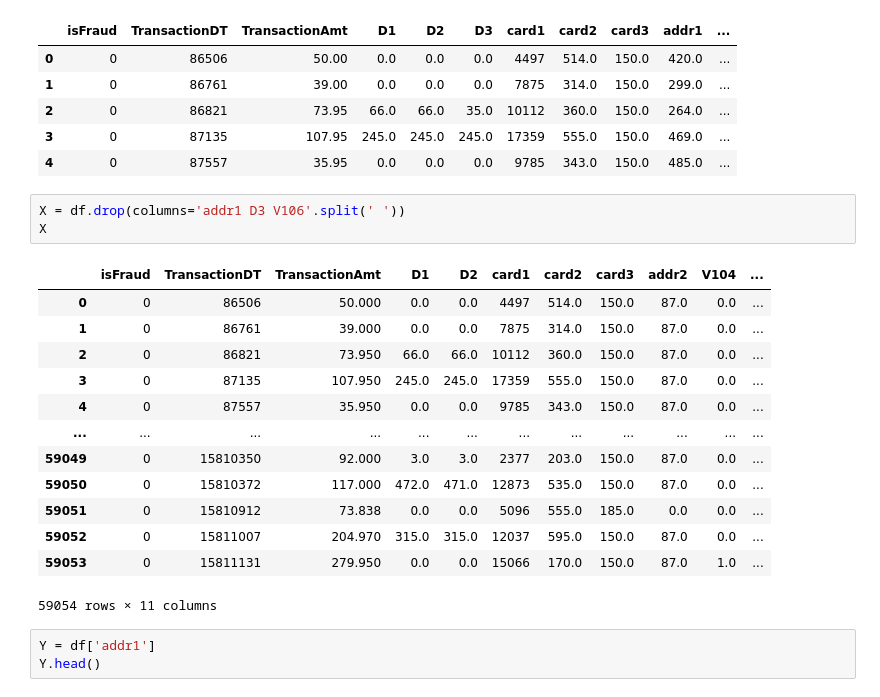
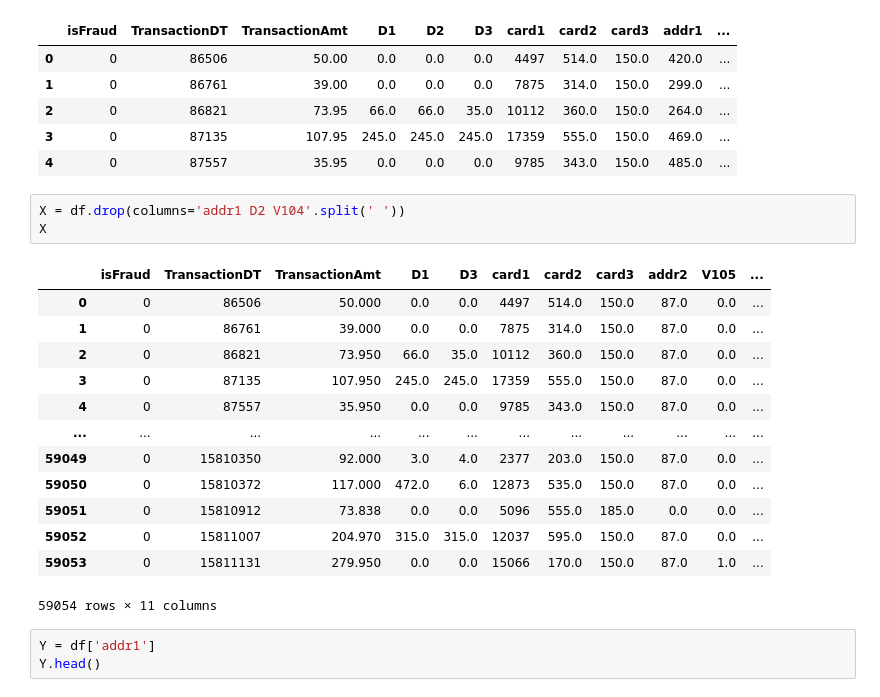
Before and after one commit to glcanvas/data-analysis, a Jupyter notebook: lab_2_statistics.ipynb, the cells around one changed output. Drawn from its saved outputs; the diff is of its cells as text.

```diff
--- a/lab_2_statistics.ipynb
+++ b/lab_2_statistics.ipynb
@@ -43,18 +43,18 @@ df.head()
 | 3 | 0 | 87135 | 107.95 | 245.0 | 245.0 | 245.0 | 17359 | 555.0 | 150.0 | 469.0 | ... |
 | 4 | 0 | 87557 | 35.95 | 0.0 | 0.0 | 0.0 | 9785 | 343.0 | 150.0 | 485.0 | ... |
 # %%
-X = df.drop(columns='addr1 D3 V106'.split(' '))
+X = df.drop(columns='addr1 D2 V104'.split(' '))
 X
 # %% [output]
-|  | isFraud | TransactionDT | TransactionAmt | D1 | D2 | card1 | card2 | card3 | addr2 | V104 | ... |
+|  | isFraud | TransactionDT | TransactionAmt | D1 | D3 | card1 | card2 | card3 | addr2 | V105 | ... |
 | 0 | 0 | 86506 | 50.000 | 0.0 | 0.0 | 4497 | 514.0 | 150.0 | 87.0 | 0.0 | ... |
 | 1 | 0 | 86761 | 39.000 | 0.0 | 0.0 | 7875 | 314.0 | 150.0 | 87.0 | 0.0 | ... |
-| 2 | 0 | 86821 | 73.950 | 66.0 | 66.0 | 10112 | 360.0 | 150.0 | 87.0 | 0.0 | ... |
+| 2 | 0 | 86821 | 73.950 | 66.0 | 35.0 | 10112 | 360.0 | 150.0 | 87.0 | 0.0 | ... |
 | 3 | 0 | 87135 | 107.950 | 245.0 | 245.0 | 17359 | 555.0 | 150.0 | 87.0 | 0.0 | ... |
 | 4 | 0 | 87557 | 35.950 | 0.0 | 0.0 | 9785 | 343.0 | 150.0 | 87.0 | 0.0 | ... |
 | ... | ... | ... | ... | ... | ... | ... | ... | ... | ... | ... | ... |
-| 59049 | 0 | 15810350 | 92.000 | 3.0 | 3.0 | 2377 | 203.0 | 150.0 | 87.0 | 0.0 | ... |
-| 59050 | 0 | 15810372 | 117.000 | 472.0 | 471.0 | 12873 | 535.0 | 150.0 | 87.0 | 0.0 | ... |
+| 59049 | 0 | 15810350 | 92.000 | 3.0 | 4.0 | 2377 | 203.0 | 150.0 | 87.0 | 0.0 | ... |
+| 59050 | 0 | 15810372 | 117.000 | 472.0 | 6.0 | 12873 | 535.0 | 150.0 | 87.0 | 0.0 | ... |
 | 59051 | 0 | 15810912 | 73.838 | 0.0 | 0.0 | 5096 | 555.0 | 185.0 | 0.0 | 0.0 | ... |
 | 59052 | 0 | 15811007 | 204.970 | 315.0 | 315.0 | 12037 | 595.0 | 150.0 | 87.0 | 0.0 | ... |
 | 59053 | 0 | 15811131 | 279.950 | 0.0 | 0.0 | 15066 | 170.0 | 150.0 | 87.0 | 1.0 | ... |
```
Also changed, not shown: parts of 15 cells of this notebook.
